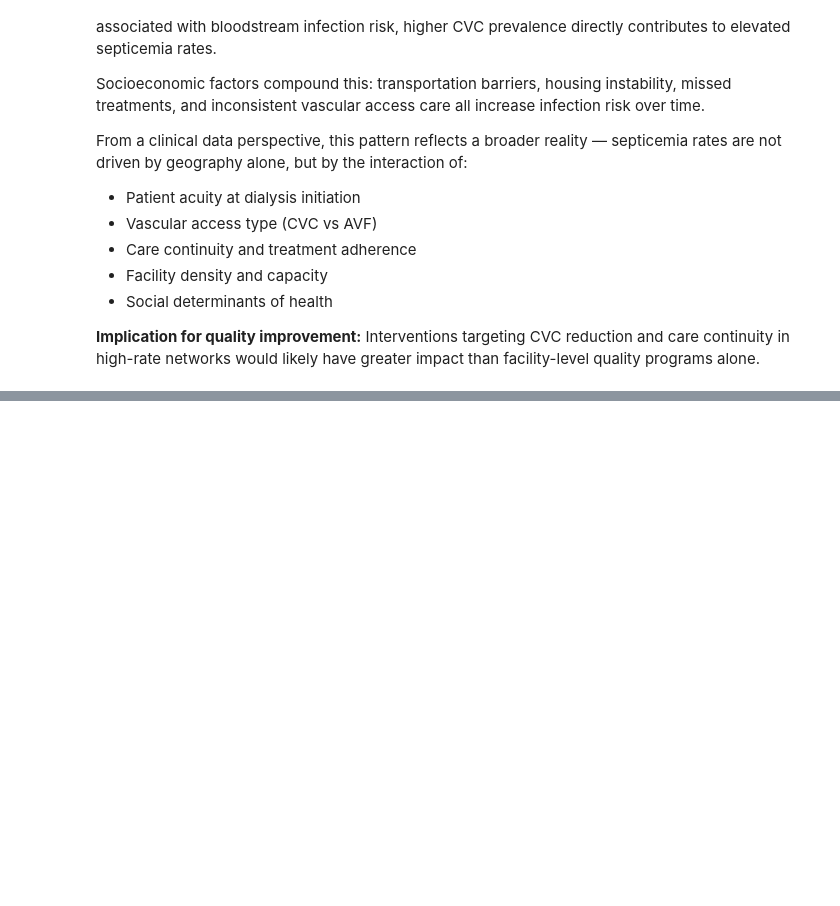
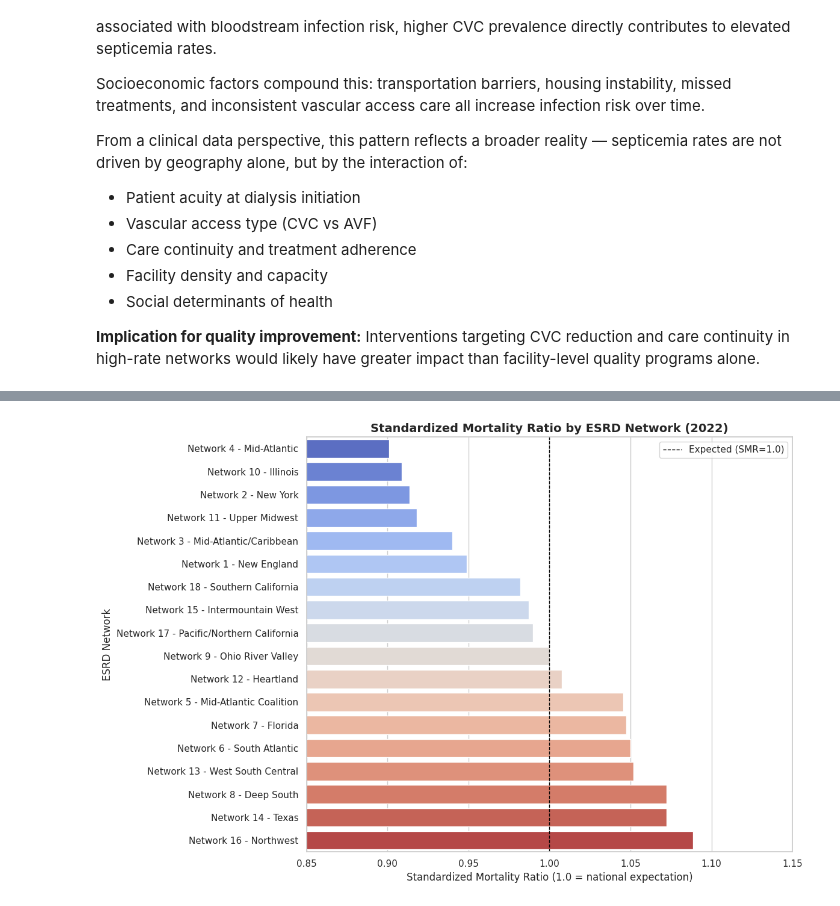
Before and after one commit to ekuffuor/cms-dialysis-analysis, a Jupyter notebook: cms_dialysis_analysis.ipynb, the cells around one changed output, grey strips where cells are left out. Cells and saved outputs as stored; diff of their text form; code cells hidden in the pictures; blank space fills up the shorter version.

Commit message:
Add Analysis 2 (SMR by ESRD Network) and Analysis 3 (Septicemia by Chain)

```diff
--- a/cms_dialysis_analysis.ipynb
+++ b/cms_dialysis_analysis.ipynb
@@ -689,0 +741,6 @@ greater impact than facility-level quality programs alone.
+# %%
+# Filter to chosen mortality measure
+smr = df_clinical[df_clinical['Measure'] == 'F: All Patient Mortality - Standardized Mortality Ratio, 2022'].copy()
+
+print(f"Rows for this measure: {smr.shape[0]:,}")
+print(f"Unique facilities: {smr['CCN'].nunique():,}")
@@ -689,0 +750,6 @@ greater impact than facility-level quality programs alone.
+# %%
+# Map network numbers to verified region names
+smr['ESRD_Region'] = smr['ESRD_Network'].map(network_names)
+
+# Verify mapping worked
+print(smr['ESRD_Region'].nunique())
@@ -689,0 +782,11 @@ greater impact than facility-level quality programs alone.
+# %%
+# Calculate mean SMR by ESRD region
+smr_avg = smr.groupby('ESRD_Region')['Measure_Score'].mean().reset_index()
+
+# Sort ascending — lower SMR is better
+smr_avg = smr_avg.sort_values('Measure_Score', ascending=True)
+
+# Rename columns
+smr_avg.columns = ['ESRD_Region', 'Avg_SMR']
+
+print(smr_avg)
@@ -689,0 +851,21 @@ greater impact than facility-level quality programs alone.
+# %%
+plt.figure(figsize=(12, 8))
+
+sns.barplot(data=smr_avg,
+            x='Avg_SMR',
+            y='ESRD_Region',
+            hue='ESRD_Region',
+            palette='coolwarm',
+            legend=False)
+
+plt.axvline(x=1.0, color='black', linestyle='--', linewidth=1, label='Expected (SMR=1.0)')
+plt.xlim(0.85, 1.15)
+plt.title('Standardized Mortality Ratio by ESRD Network (2022)',
+          fontsize=14, fontweight='bold')
+plt.xlabel('Standardized Mortality Ratio (1.0 = national expectation)')
+plt.ylabel('ESRD Network')
+plt.legend()
+plt.tight_layout()
+plt.show()
+# %% [output]
+[figure, added]
```
Also changed, not shown: parts of 15 cells of this notebook.
